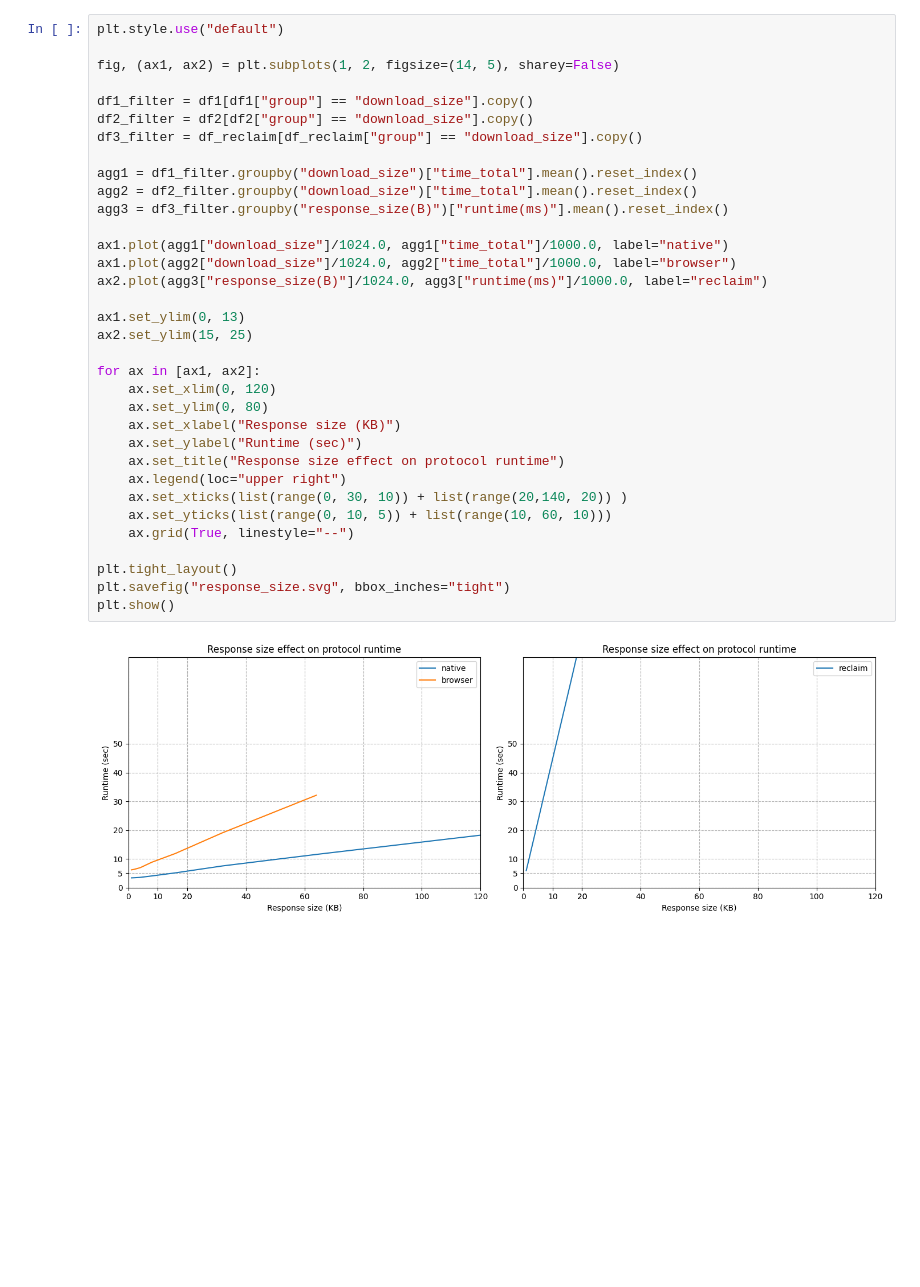
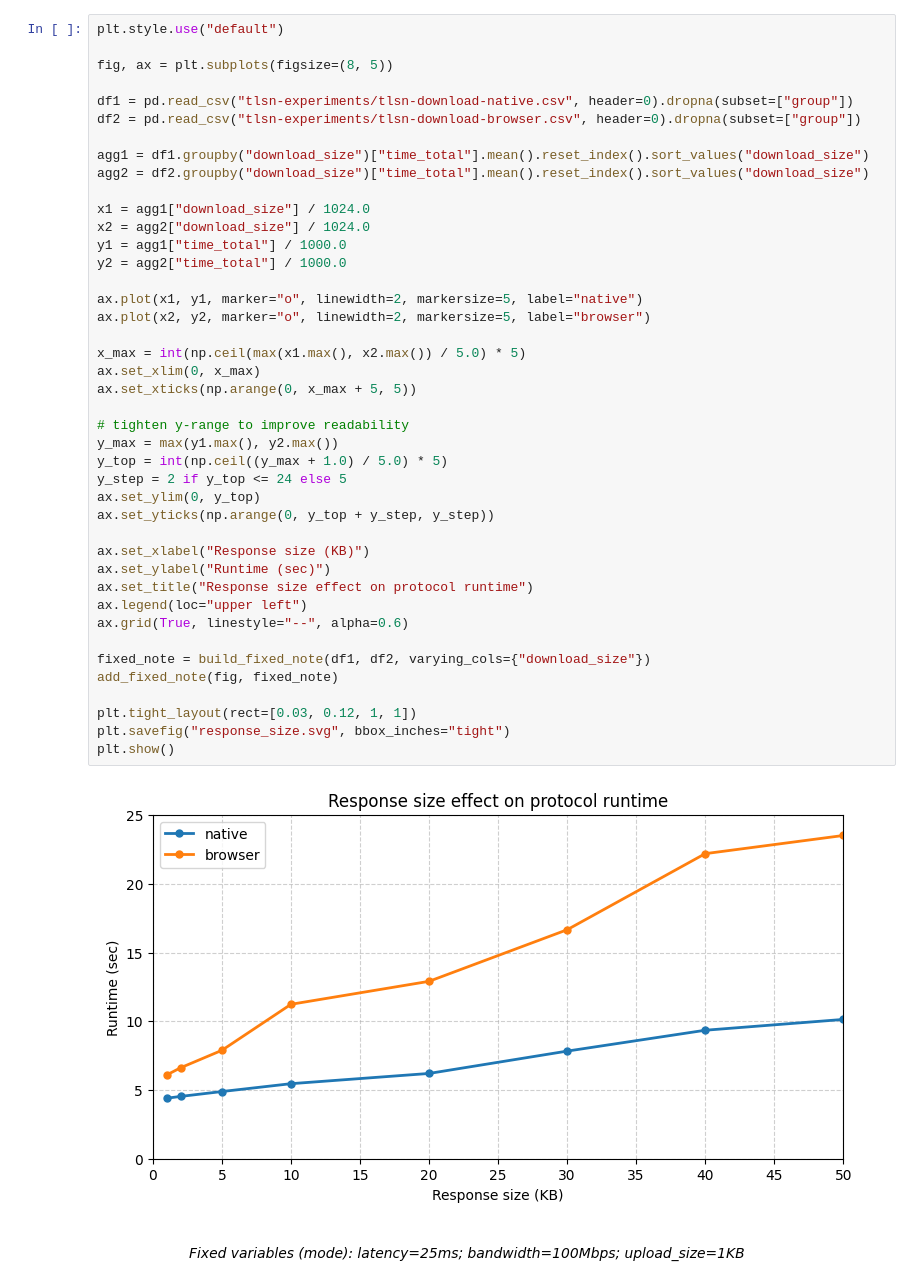
Before and after one commit to looikaizhi/testing, a Jupyter notebook: data_analysis/graph.ipynb, the cells around one changed output. Drawn from its saved outputs; the diff is of its cells as text; blank space fills up the shorter version.

```diff
--- a/data_analysis/graph.ipynb
+++ b/data_analysis/graph.ipynb
@@ -77,36 +109,44 @@ plt.show()
 # %%
 plt.style.use("default")
 
-fig, (ax1, ax2) = plt.subplots(1, 2, figsize=(14, 5), sharey=False)
+fig, ax = plt.subplots(figsize=(8, 5))
 
-df1_filter = df1[df1["group"] == "download_size"].copy()
-df2_filter = df2[df2["group"] == "download_size"].copy()
-df3_filter = df_reclaim[df_reclaim["group"] == "download_size"].copy()
+df1 = pd.read_csv("tlsn-experiments/tlsn-download-native.csv", header=0).dropna(subset=["group"])
+df2 = pd.read_csv("tlsn-experiments/tlsn-download-browser.csv", header=0).dropna(subset=["group"])
 
-agg1 = df1_filter.groupby("download_size")["time_total"].mean().reset_index()
-agg2 = df2_filter.groupby("download_size")["time_total"].mean().reset_index()
-agg3 = df3_filter.groupby("response_size(B)")["runtime(ms)"].mean().reset_index()
+agg1 = df1.groupby("download_size")["time_total"].mean().reset_index().sort_values("download_size")
+agg2 = df2.groupby("download_size")["time_total"].mean().reset_index().sort_values("download_size")
 
-ax1.plot(agg1["download_size"]/1024.0, agg1["time_total"]/1000.0, label="native")
-ax1.plot(agg2["download_size"]/1024.0, agg2["time_total"]/1000.0, label="browser")
-ax2.plot(agg3["response_size(B)"]/1024.0, agg3["runtime(ms)"]/1000.0, label="reclaim")
+x1 = agg1["download_size"] / 1024.0
+x2 = agg2["download_size"] / 1024.0
+y1 = agg1["time_total"] / 1000.0
+y2 = agg2["time_total"] / 1000.0
 
-ax1.set_ylim(0, 13)
-ax2.set_ylim(15, 25)
+ax.plot(x1, y1, marker="o", linewidth=2, markersize=5, label="native")
+ax.plot(x2, y2, marker="o", linewidth=2, markersize=5, label="browser")
 
-for ax in [ax1, ax2]:
-    ax.set_xlim(0, 120)
-    ax.set_ylim(0, 80)
-    ax.set_xlabel("Response size (KB)")
-    ax.set_ylabel("Runtime (sec)")
-    ax.set_title("Response size effect on protocol runtime")
-    ax.legend(loc="upper right")
-    ax.set_xticks(list(range(0, 30, 10)) + list(range(20,140, 20)) )
-    ax.set_yticks(list(range(0, 10, 5)) + list(range(10, 60, 10)))
-    ax.grid(True, linestyle="--")
+x_max = int(np.ceil(max(x1.max(), x2.max()) / 5.0) * 5)
+ax.set_xlim(0, x_max)
+ax.set_xticks(np.arange(0, x_max + 5, 5))
 
-plt.tight_layout()
+# tighten y-range to improve readability
+y_max = max(y1.max(), y2.max())
+y_top = int(np.ceil((y_max + 1.0) / 5.0) * 5)
+y_step = 2 if y_top <= 24 else 5
+ax.set_ylim(0, y_top)
+ax.set_yticks(np.arange(0, y_top + y_step, y_step))
+
+ax.set_xlabel("Response size (KB)")
+ax.set_ylabel("Runtime (sec)")
+ax.set_title("Response size effect on protocol runtime")
+ax.legend(loc="upper left")
+ax.grid(True, linestyle="--", alpha=0.6)
+
+fixed_note = build_fixed_note(df1, df2, varying_cols={"download_size"})
+add_fixed_note(fig, fixed_note)
+
+plt.tight_layout(rect=[0.03, 0.12, 1, 1])
 plt.savefig("response_size.svg", bbox_inches="tight")
 plt.show()
 # %% [output]
-[figure, old version]
+[figure, new version]
```
Also changed, not shown: parts of 8 cells of this notebook.
